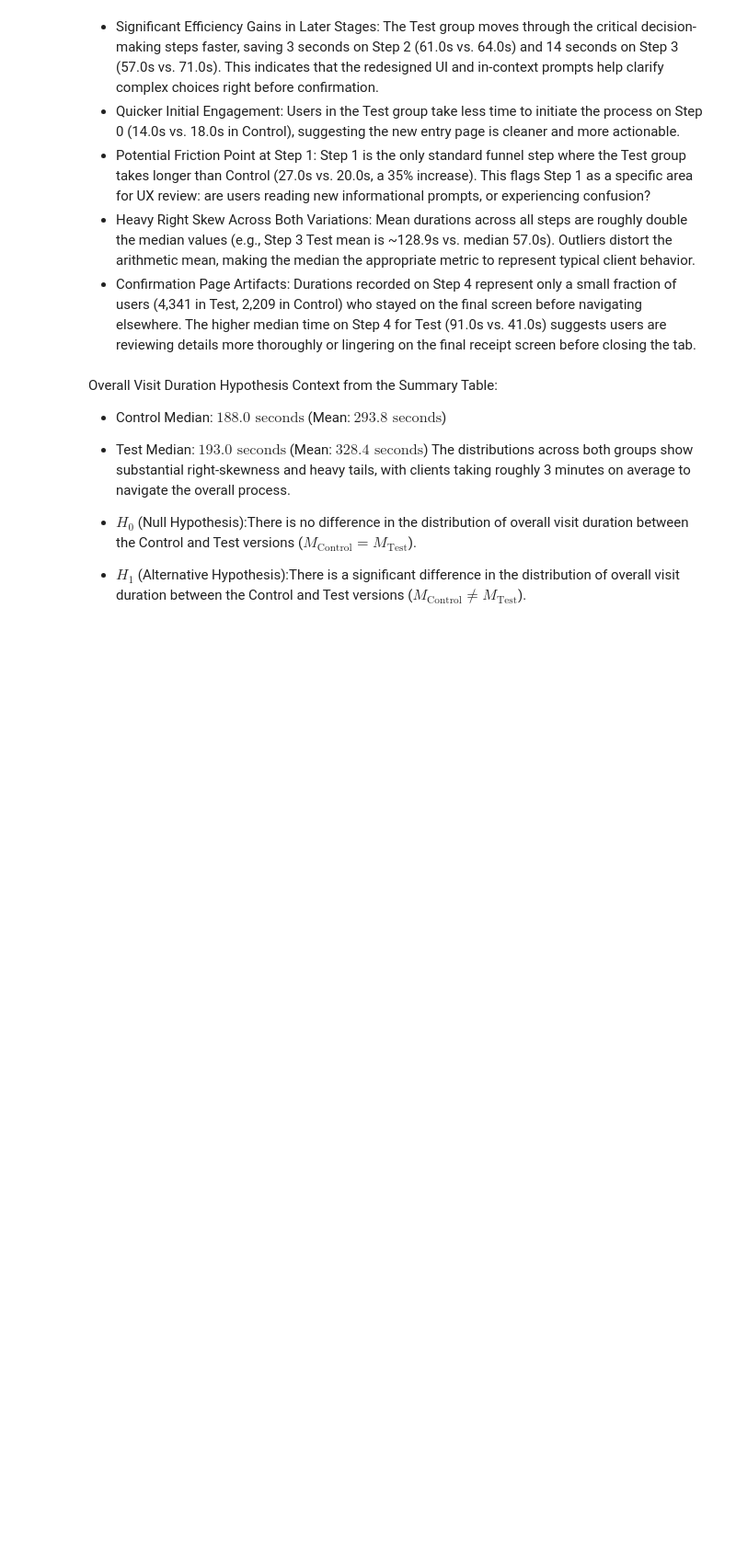
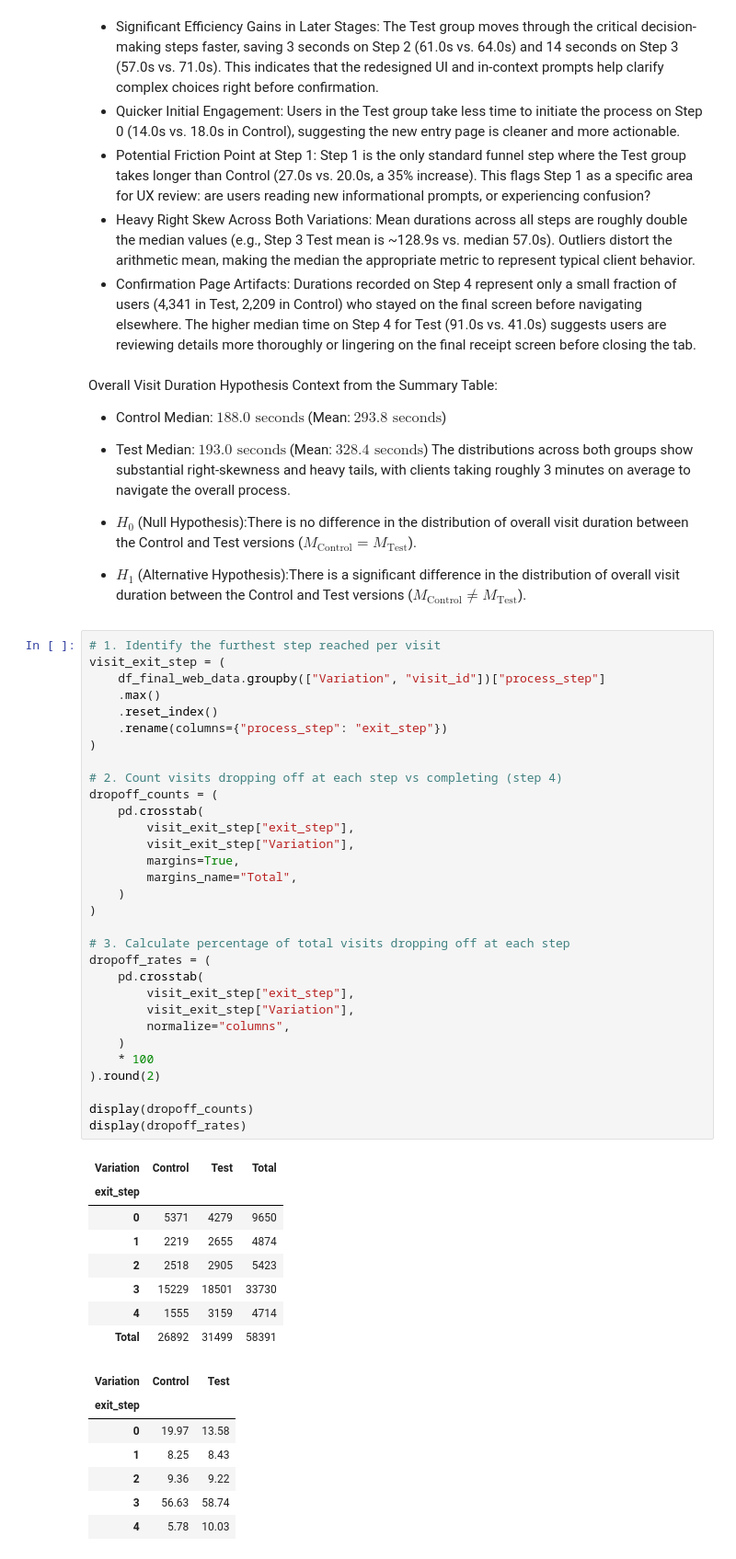
Before and after one commit to Pumikako/slytherin, a Jupyter notebook: Sofija's Analysis.ipynb, the cells around one changed output. Shown at 92% size. Saved outputs shown, nothing was run; the diff lists cells and outputs as text; blank space fills up the shorter version.

```diff
--- a/Sofija's Analysis.ipynb
+++ b/Sofija's Analysis.ipynb
@@ -168,3 +168,50 @@ The distributions across both groups show substantial right-skewness and heavy t
 
 - $H_0$ (Null Hypothesis):There is no difference in the distribution of overall visit duration between the Control and Test versions ($M_{\text{Control}} = M_{\text{Test}}$).
 - $H_1$ (Alternative Hypothesis):There is a significant difference in the distribution of overall visit duration between the Control and Test versions ($M_{\text{Control}} \neq M_{\text{Test}}$).
+# %%
+# 1. Identify the furthest step reached per visit
+visit_exit_step = (
+    df_final_web_data.groupby(["Variation", "visit_id"])["process_step"]
+    .max()
+    .reset_index()
+    .rename(columns={"process_step": "exit_step"})
+)
+
+# 2. Count visits dropping off at each step vs completing (step 4)
+dropoff_counts = (
+    pd.crosstab(
+        visit_exit_step["exit_step"],
+        visit_exit_step["Variation"],
+        margins=True,
+        margins_name="Total",
+    )
+)
+
+# 3. Calculate percentage of total visits dropping off at each step
+dropoff_rates = (
+    pd.crosstab(
+        visit_exit_step["exit_step"],
+        visit_exit_step["Variation"],
+        normalize="columns",
+    )
+    * 100
+).round(2)
+
+display(dropoff_counts)
+display(dropoff_rates)
+# %% [output]
+| Variation | Control | Test | Total |
+| exit_step |  |  |  |
+| 0 | 5371 | 4279 | 9650 |
+| 1 | 2219 | 2655 | 4874 |
+| 2 | 2518 | 2905 | 5423 |
+| 3 | 15229 | 18501 | 33730 |
+| 4 | 1555 | 3159 | 4714 |
+| Total | 26892 | 31499 | 58391 |
+| Variation | Control | Test |
+| exit_step |  |  |
+| 0 | 19.97 | 13.58 |
+| 1 | 8.25 | 8.43 |
+| 2 | 9.36 | 9.22 |
+| 3 | 56.63 | 58.74 |
+| 4 | 5.78 | 10.03 |
```
Also changed, not shown: parts of 12 cells of this notebook.
